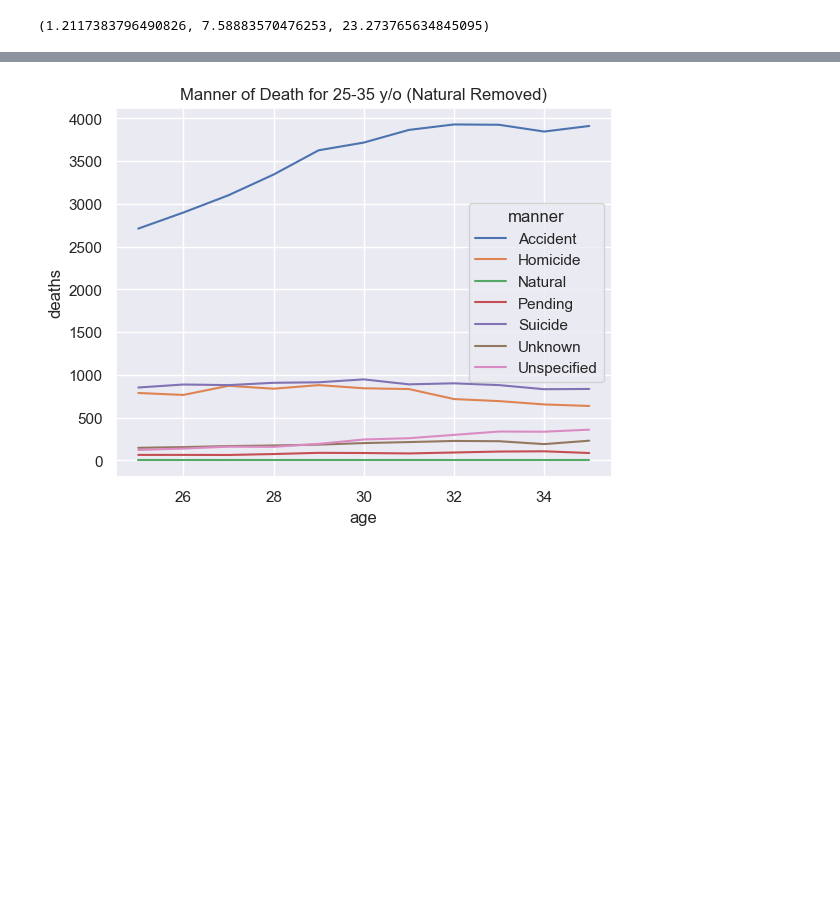
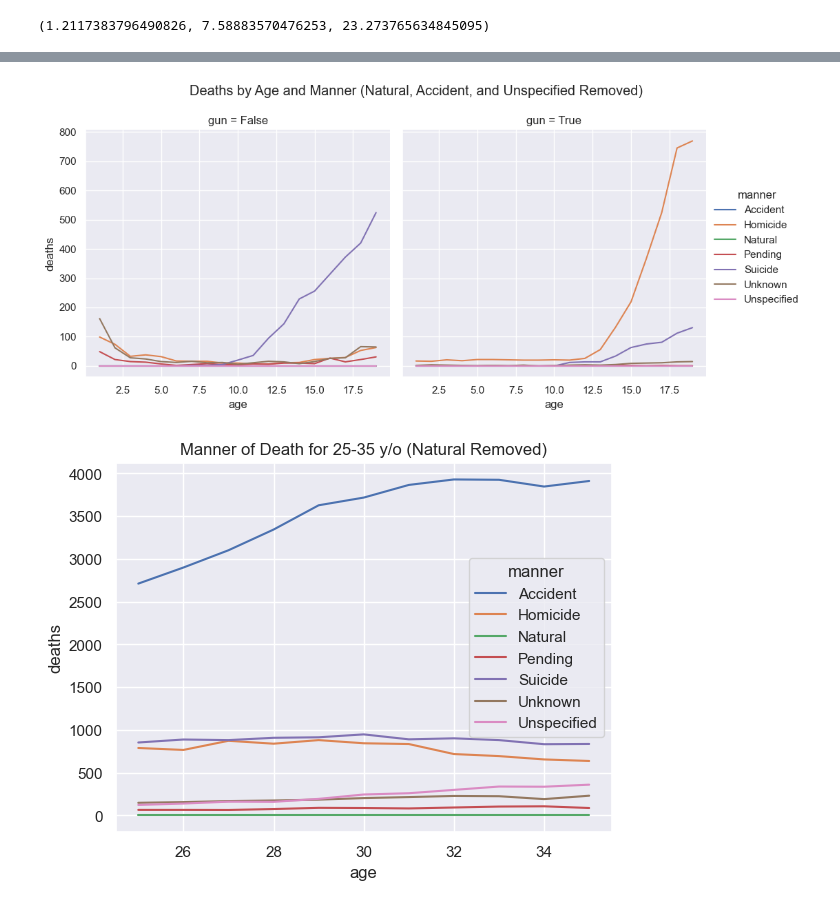
Before and after one commit to robertchase/pandas, a Jupyter notebook: mortality/notebooks/mortality.ipynb, the cells around one changed output, grey strips where cells are left out. Saved outputs shown, nothing was run; the diff lists cells and outputs as text; code cells hidden in the pictures; blank space fills up the shorter version.

```diff
--- a/mortality/notebooks/mortality.ipynb
+++ b/mortality/notebooks/mortality.ipynb
@@ -205,3 +205,18 @@ _ = rel.fig.suptitle("Race-scaled Male Deaths by Age and Manner (Natural, Accide
+# %%
+data = (mort
+ .query("20 > age > 0")
+ .query("manner != 'Natural'")
+ .query("manner != 'Unspecified'")
+ .query("manner != 'Accident'")
+ #.query("race == 1")
+ [["age", "manner", "gun", "deaths"]].groupby(["age", "manner", "gun"], observed=False)
+ .count()
+)
+rel = sns.relplot(data, kind="line", x="age", y="deaths", hue="manner", col="gun")
+rel.fig.subplots_adjust(top=.85)
+_ = rel.fig.suptitle("Deaths by Age and Manner (Natural, Accident, and Unspecified Removed)")
+# %% [output]
+[figure, added]
 # %%
 data = (mort
  .query("36 > age > 24")
```
Also changed, not shown: parts of 9 cells of this notebook, 3 other files.
